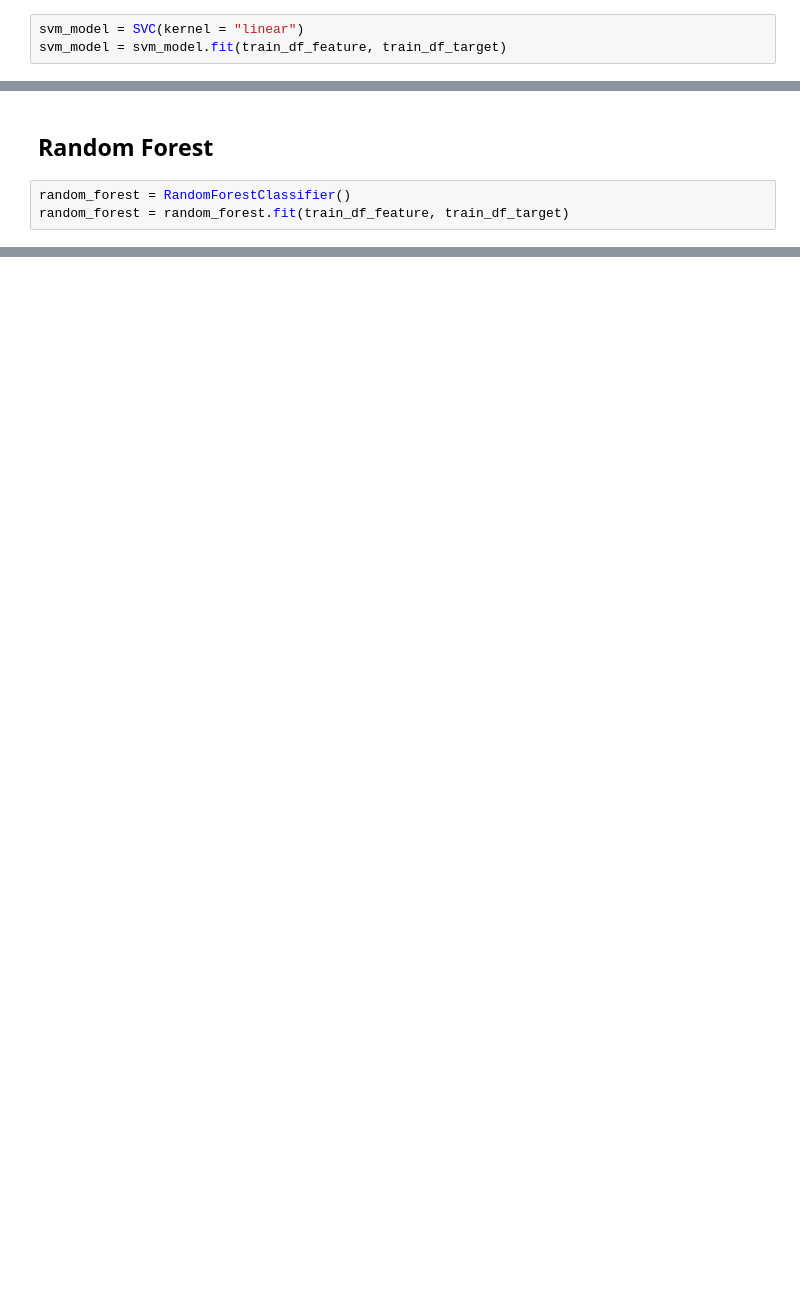
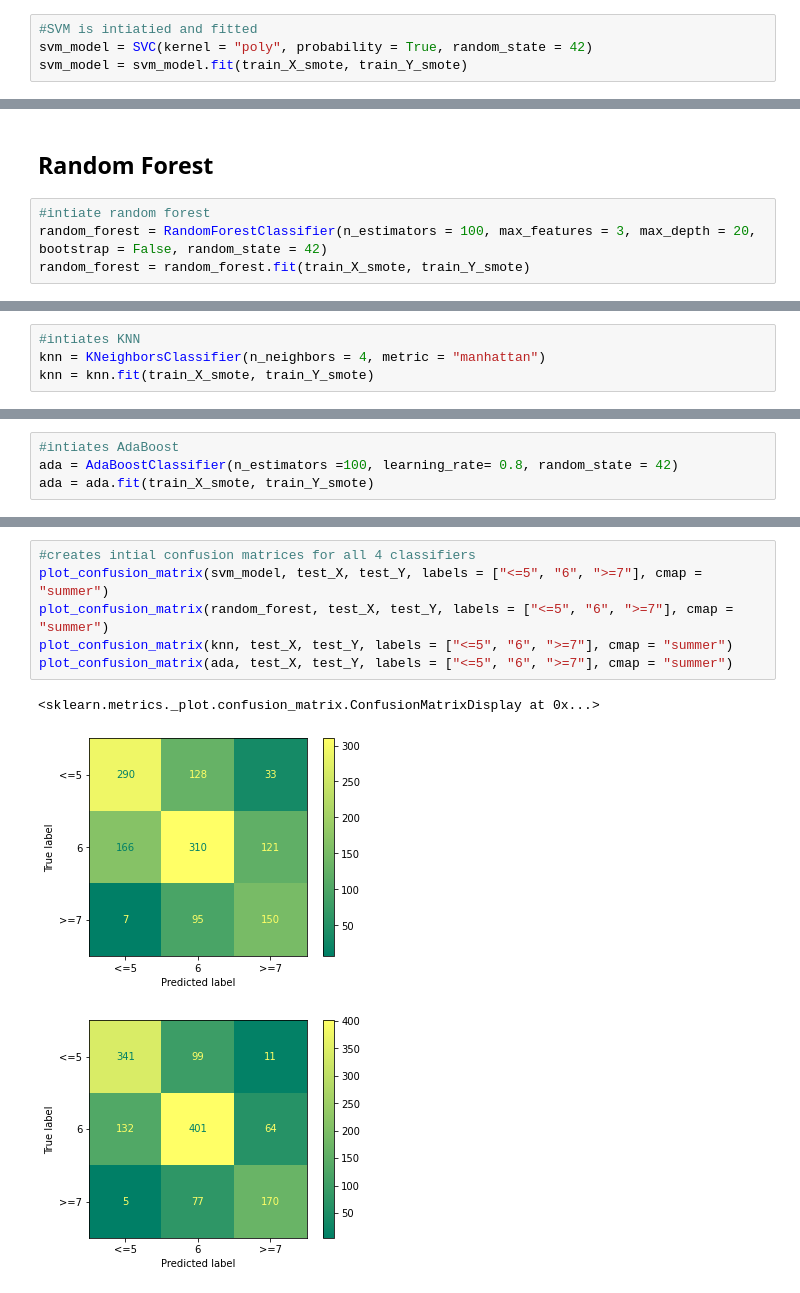
Before and after one commit to TymPi/AppliedML, a Jupyter notebook: Models.ipynb, the cells around one changed output, grey strips where cells are left out. Cells and saved outputs as stored; diff of their text form; blank space fills up the shorter version.

```diff
--- a/Models.ipynb
+++ b/Models.ipynb
@@ -56,4 +106,5 @@ train_df_feature, train_df_target = sm.fit_resample(train_df_feature,train_df_ta
 # %%
-svm_model = SVC(kernel = "linear")
-svm_model = svm_model.fit(train_df_feature, train_df_target)
+#SVM is intiatied and fitted
+svm_model = SVC(kernel = "poly", probability = True, random_state = 42)
+svm_model = svm_model.fit(train_X_smote, train_Y_smote)
 # %%
@@ -91,6 +131,7 @@ array([[333, 193,   0],
 # %% [markdown]
 ## Random Forest
 # %%
-random_forest = RandomForestClassifier()
-random_forest = random_forest.fit(train_df_feature, train_df_target)
+#intiate random forest
+random_forest = RandomForestClassifier(n_estimators = 100, max_features = 3, max_depth = 20, bootstrap = False, random_state = 42)
+random_forest = random_forest.fit(train_X_smote, train_Y_smote)
 # %%
@@ -127,0 +160,4 @@ array([[365, 138,  23],
+# %%
+#intiates KNN
+knn = KNeighborsClassifier(n_neighbors = 4, metric = "manhattan")
+knn = knn.fit(train_X_smote, train_Y_smote)
@@ -127,0 +187,4 @@ array([[365, 138,  23],
+# %%
+#intiates AdaBoost
+ada = AdaBoostClassifier(n_estimators =100, learning_rate= 0.8, random_state = 42)
+ada = ada.fit(train_X_smote, train_Y_smote)
@@ -127,0 +214,10 @@ array([[365, 138,  23],
+# %%
+#creates intial confusion matrices for all 4 classifiers
+plot_confusion_matrix(svm_model, test_X, test_Y, labels = ["<=5", "6", ">=7"], cmap = "summer")
+plot_confusion_matrix(random_forest, test_X, test_Y, labels = ["<=5", "6", ">=7"], cmap = "summer")
+plot_confusion_matrix(knn, test_X, test_Y, labels = ["<=5", "6", ">=7"], cmap = "summer")
+plot_confusion_matrix(ada, test_X, test_Y, labels = ["<=5", "6", ">=7"], cmap = "summer")
+# %% [output]
+<sklearn.metrics._plot.confusion_matrix.ConfusionMatrixDisplay at 0x...>
+[figure, added]
+[figure, added]
```
Also changed, not shown: parts of 38 cells of this notebook, 3 other files.
